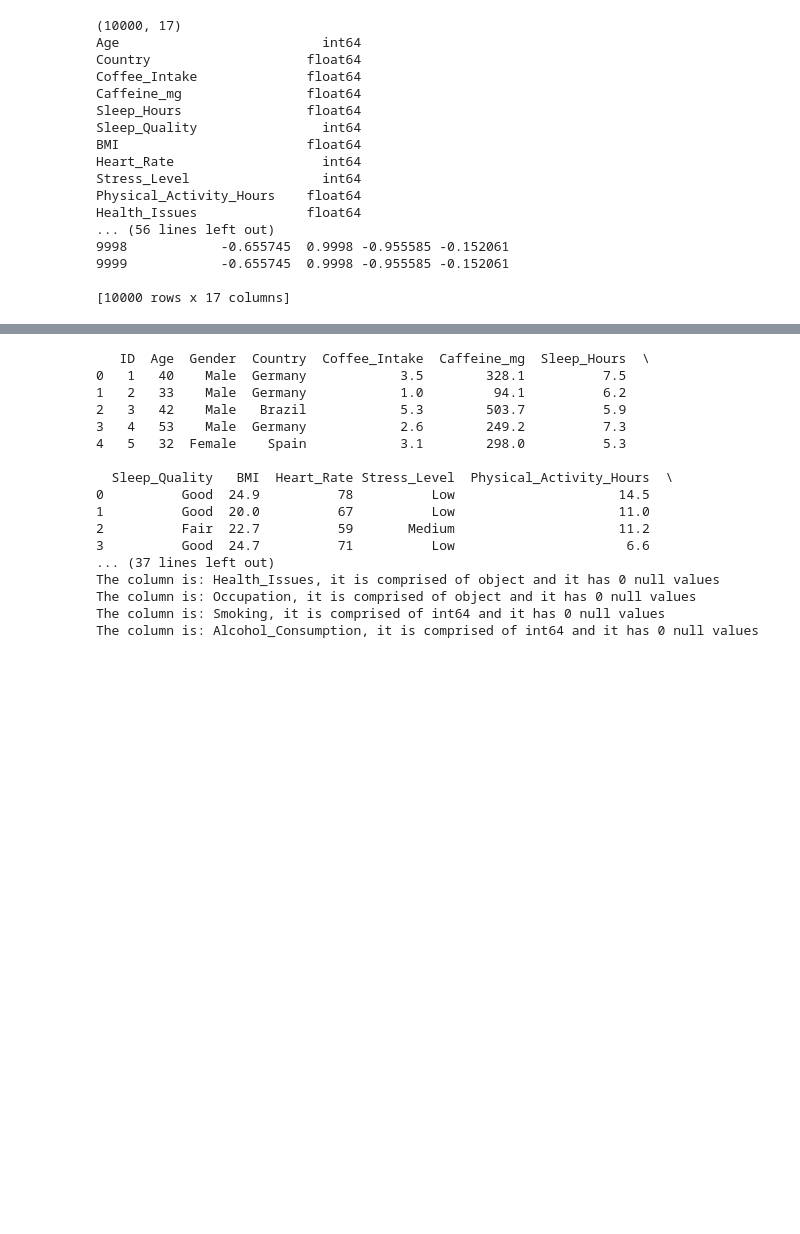
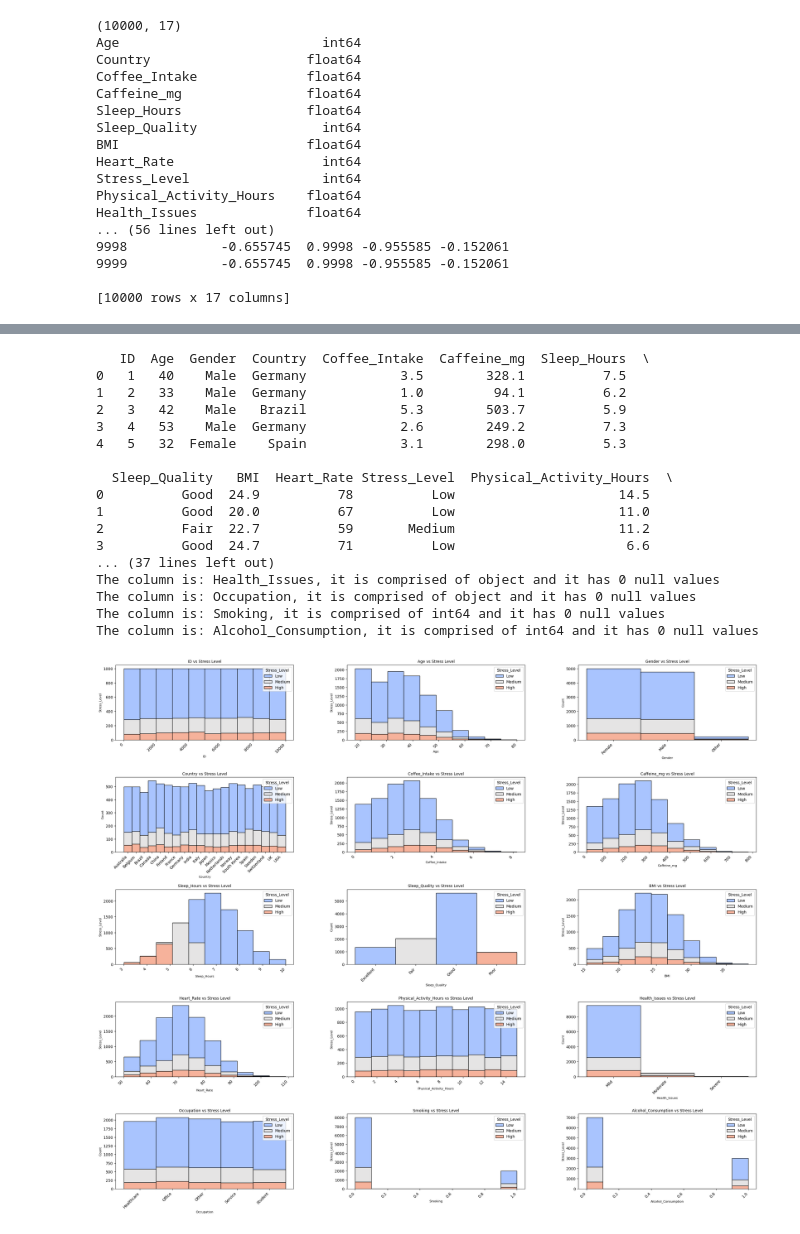
Before and after one commit to jadenryu/isef, a Jupyter notebook: testing.ipynb, the cells around one changed output, grey strips where cells are left out. Saved outputs shown, nothing was run; the diff lists cells and outputs as text; code cells hidden in the pictures; blank space fills up the shorter version.

```diff
--- a/testing.ipynb
+++ b/testing.ipynb
@@ -260,33 +260,53 @@ print(data.head())
 # %%
 data2 = pd.read_csv('synthetic_coffee_health_10000.csv')
 print(data2.head())
 from sklearn.impute import SimpleImputer
 imputer = SimpleImputer(strategy = 'most_frequent')
 print(data2.dtypes)
 data2["Health_Issues"] = data2['Health_Issues'].fillna(data2['Health_Issues'].mode()[0])
 
 for i in data2.columns:
     print(f"The column is: {i}, it is comprised of {data2[i].dtype} and it has {data2[i].isnull().sum()} null values")
+plt.figure(figsize=(30, 30))  # Increased figure size
+x = 1
+for i in data2.columns:
+    if (data2[i].dtype == "int64" or data2[i].dtype == "float64") and i != "Stress_Level":
+        plt.subplot(6, 3, x)
+        sns.histplot(data = data2, x = data2[i], hue = 'Stress_Level', multiple = 'stack', bins = 10, palette = 'coolwarm')
+        plt.title(f"{i} vs Stress Level", fontsize=10)
+        plt.xticks(rotation=45, ha='right')  # Rotate x-axis labels
+        plt.xlabel(i, fontsize=8)
+        plt.ylabel("Stress_Level", fontsize=8)
+        x += 1
+    elif data2[i].dtype == "object" and i != "Stress_Level":
+        plt.subplot(6, 3, x)
+        sorted_order = sorted(data2[i].unique())
+        data2[i] = pd.Categorical(data2[i], categories = sorted_order, ordered = True)
+        sns.histplot(data = data2, x = data2[i], hue = 'Stress_Level', palette = 'coolwarm', multiple = 'stack')
+        plt.title(f"{i} vs Stress Level", fontsize=10)
+        plt.xticks(rotation=45, ha='right')  # Rotate x-axis labels
+        plt.xlabel(i, fontsize=8)
+        plt.ylabel("Count", fontsize=8)
+        x += 1
 
-for i in data2.columns:
-    if data2[i].dtype == "int64" and i != "Stress_Level":
-        sns.scatterplot(x=data2[i], y = data2["Stress_Level"])
-        plt.show()
+plt.subplots_adjust(hspace=0.5, wspace=0.3)  # Add spacing between plots
+plt.show()
 # %% [output]
    ID  Age  Gender  Country  Coffee_Intake  Caffeine_mg  Sleep_Hours  \
 0   1   40    Male  Germany            3.5        328.1          7.5
 1   2   33    Male  Germany            1.0         94.1          6.2
 2   3   42    Male   Brazil            5.3        503.7          5.9
 3   4   53    Male  Germany            2.6        249.2          7.3
 4   5   32  Female    Spain            3.1        298.0          5.3
 
   Sleep_Quality   BMI  Heart_Rate Stress_Level  Physical_Activity_Hours  \
 0          Good  24.9          78          Low                     14.5
 1          Good  20.0          67          Low                     11.0
 2          Fair  22.7          59       Medium                     11.2
 3          Good  24.7          71          Low                      6.6
 ... (37 lines left out)
 The column is: Health_Issues, it is comprised of object and it has 0 null values
 The column is: Occupation, it is comprised of object and it has 0 null values
 The column is: Smoking, it is comprised of int64 and it has 0 null values
 The column is: Alcohol_Consumption, it is comprised of int64 and it has 0 null values
+[figure, added]
```
Also changed, not shown: parts of 4 cells of this notebook.
